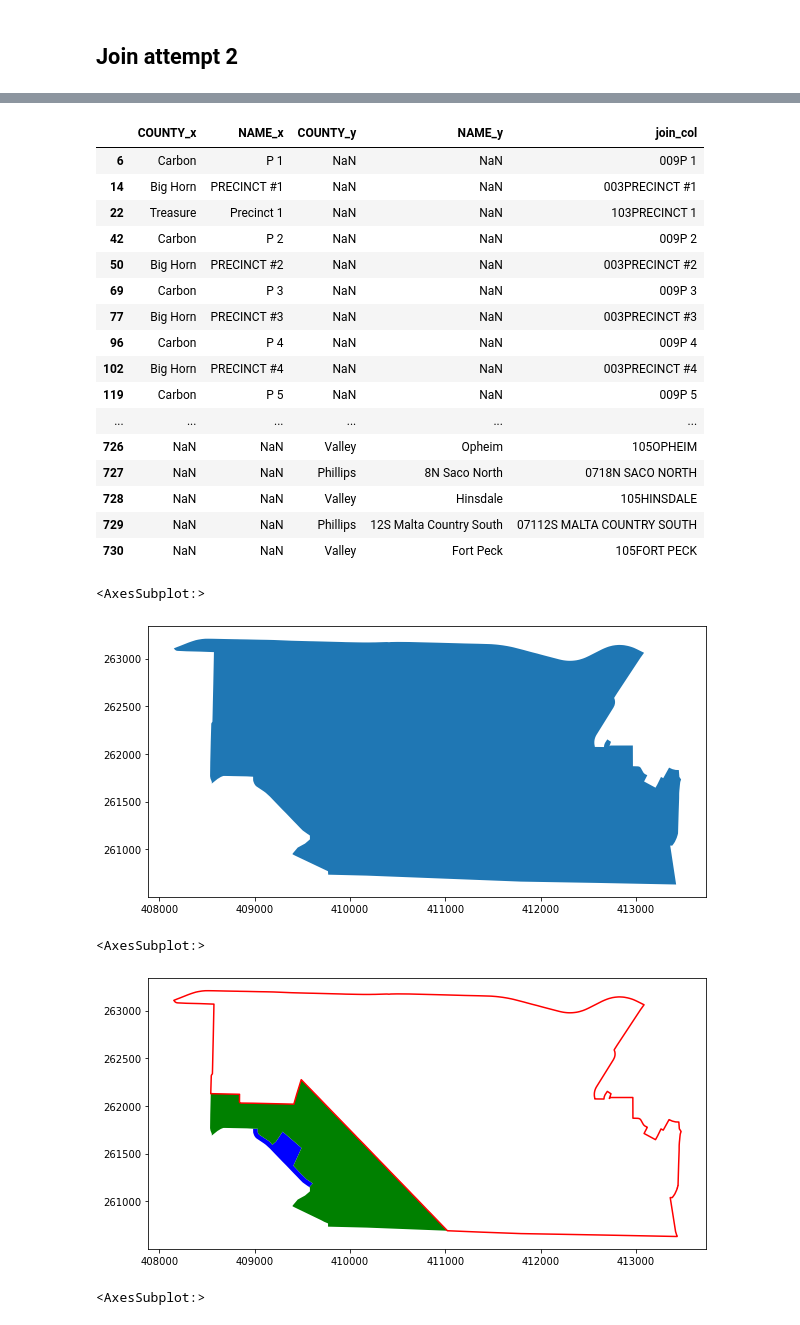
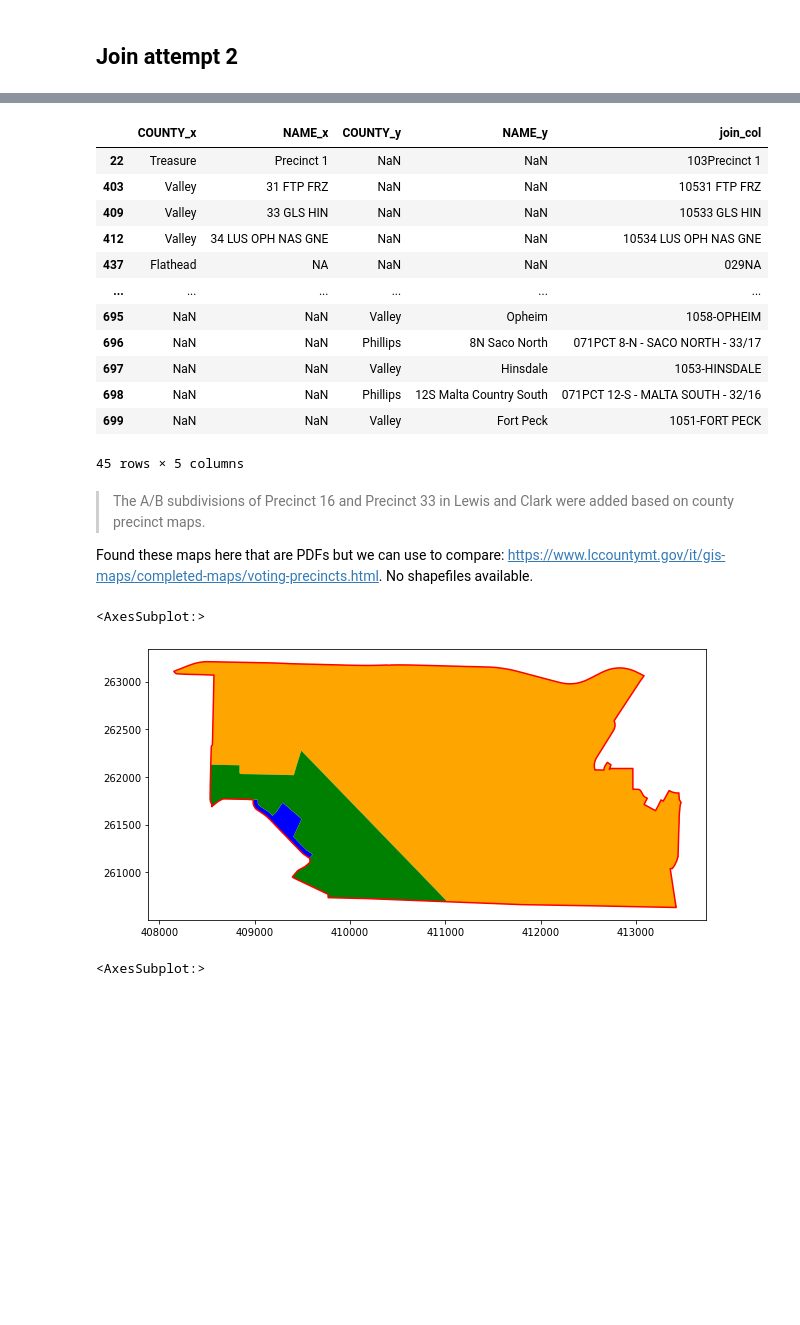
Before and after one commit to nonpartisan-redistricting-datahub/pdv-mt, a Jupyter notebook: vest-mt-2016/vest-mt-2016-validation.ipynb, the cells around one changed output, grey strips where cells are left out. Cells and saved outputs as stored; diff of their text form; code cells hidden in the pictures; blank space fills up the shorter version.

```diff
--- a/vest-mt-2016/vest-mt-2016-validation.ipynb
+++ b/vest-mt-2016/vest-mt-2016-validation.ipynb
@@ -229,7 +258,7 @@ pivoted_2016 = pivoted_2016[['STATEFP10', 'COUNTYFP10', 'NAME','G16PRERTRU',
        'G16AUDRROS', 'G16AUDDLAS', 'G16SPIRARN', 'G16SPIDROM',"join_col"]]
 
 #Create a join column in the VEST file
-vest_mt_16["join_col"]=vest_mt_16['COUNTYFP10']+vest_mt_16['NAME']
+vest_mt_16["join_col"]=vest_mt_16['COUNTYFP10']+vest_mt_16['SOSPRECINC']
 # %%
 pivoted_2016.shape
 # %% [output]
@@ -1017,7 +588,3 @@ Index(['NUMBER', 'NAME_x', 'HOUSE', 'SENATE', 'POLLINGPLA', 'COUNTY_x',
        'G16SOSRSTA', 'G16SOSDLIN', 'G16SOSLROO', 'G16AUDRROS', 'G16AUDDLAS',
        'G16SPIRARN', 'G16SPIDROM', 'geometry_y', '_merge'],
       dtype='object')
-# %%
-mt_shp["join_col"]=mt_shp["join_col"].str.upper()
-#Use the dictionary to change the names
-mt_shp["join_col"]=mt_shp["join_col"].map(source_vest_names_dict).fillna(mt_shp["join_col"])
@@ -1027,3 +609,17 @@ mt_shp["join_col"]=mt_shp["join_col"].map(dict2).fillna(mt_shp["join_col"])
+# %%
+dict2 = {'051#1 Precinct - West':'051#1 PRECINCT - WEST',
+         '059Precinct 5':'059PRECINCT 5',
+         '053CITY OF TROY': '053TROY COMBINED',
+         '057VIRGINIA CITY': '057VIRGINIA CITY - WARD 1',
+         '057ALDER': '057ALDER - WARD 2',
+         '013P22B.':'013P22B',
+         '057JEFF ISLAND':'057JEFFERSON ISLAND - WARD 1',
+         '057HARRISON':'057HARRISON - WARD 2',
+         '051#2 Precinct - North':'051#2 PRECINCT - NORTH',
+         '051#3 Precinct - South':'051#3 PRECINCT - SOUTH',
+         '051#4 Precinct - Joplin':'051#4 PRECINCT - JOPLIN',
+         '0899-Dixon-HD14':'0899-DIXON-HD14'}
+mt_shp["join_col"]=mt_shp["join_col"].map(dict2).fillna(mt_shp["join_col"])
 # %% [markdown]
 ## **Join attempt 2**
 # %%
@@ -1036,36 +632,32 @@ left_only      40
 Name: _merge, dtype: int64
 # %%
-pd.set_option('display.max_rows', None)
 join_attempt_shape2[join_attempt_shape2['_merge'] != 'both'][['COUNTY_x','NAME_x','COUNTY_y','NAME_y','join_col']]
 # %% [output]
 |  | COUNTY_x | NAME_x | COUNTY_y | NAME_y | join_col |
-| 6 | Carbon | P 1 | NaN | NaN | 009P 1 |
-| 14 | Big Horn | PRECINCT #1 | NaN | NaN | 003PRECINCT #1 |
-| 22 | Treasure | Precinct 1 | NaN | NaN | 103PRECINCT 1 |
-| 42 | Carbon | P 2 | NaN | NaN | 009P 2 |
-| 50 | Big Horn | PRECINCT #2 | NaN | NaN | 003PRECINCT #2 |
-| 69 | Carbon | P 3 | NaN | NaN | 009P 3 |
-| 77 | Big Horn | PRECINCT #3 | NaN | NaN | 003PRECINCT #3 |
-| 96 | Carbon | P 4 | NaN | NaN | 009P 4 |
-| 102 | Big Horn | PRECINCT #4 | NaN | NaN | 003PRECINCT #4 |
-| 119 | Carbon | P 5 | NaN | NaN | 009P 5 |
+| 22 | Treasure | Precinct 1 | NaN | NaN | 103Precinct 1 |
+| 403 | Valley | 31 FTP FRZ | NaN | NaN | 10531 FTP FRZ |
+| 409 | Valley | 33 GLS HIN | NaN | NaN | 10533 GLS HIN |
+| 412 | Valley | 34 LUS OPH NAS GNE | NaN | NaN | 10534 LUS OPH NAS GNE |
+| 437 | Flathead | NA | NaN | NaN | 029NA |
 | ... | ... | ... | ... | ... | ... |
-| 726 | NaN | NaN | Valley | Opheim | 105OPHEIM |
-| 727 | NaN | NaN | Phillips | 8N Saco North | 0718N SACO NORTH |
-| 728 | NaN | NaN | Valley | Hinsdale | 105HINSDALE |
-| 729 | NaN | NaN | Phillips | 12S Malta Country South | 07112S MALTA COUNTRY SOUTH |
-| 730 | NaN | NaN | Valley | Fort Peck | 105FORT PECK |
+| 695 | NaN | NaN | Valley | Opheim | 1058-OPHEIM |
+| 696 | NaN | NaN | Phillips | 8N Saco North | 071PCT 8-N - SACO NORTH - 33/17 |
+| 697 | NaN | NaN | Valley | Hinsdale | 1053-HINSDALE |
+| 698 | NaN | NaN | Phillips | 12S Malta Country South | 071PCT 12-S - MALTA SOUTH - 32/16 |
+| 699 | NaN | NaN | Valley | Fort Peck | 1051-FORT PECK |
+45 rows × 5 columns
-# %%
-mt_shp[mt_shp['join_col'] =='04916'].plot(figsize=(10,10))
-# %% [output]
-<AxesSubplot:>
-[figure, removed]
+# %% [markdown]
+> The A/B subdivisions of Precinct 16 and Precinct 33 in Lewis and Clark were added based on county precinct maps.
+
+Found these maps here that are PDFs but we can use to compare:
+https://www.lccountymt.gov/it/gis-maps/completed-maps/voting-precincts.html. No shapefiles available.
 # %%
-ax = vest_mt_16[vest_mt_16['join_col'] == '04916'].boundary.plot(color='red',figsize=(10,10))
-vest_mt_16[vest_mt_16['join_col'] == '04916A'].plot(ax=ax, color='blue')
-vest_mt_16[vest_mt_16['join_col'] == '04916B'].plot(ax=ax, color='green')
+ax = mt_shp[mt_shp['join_col'] =='049PCT 16'].boundary.plot(color="red",figsize=(10,10))
+vest_mt_16[vest_mt_16['join_col'] == '049PCT 16'].plot(ax = ax, color='orange')
+vest_mt_16[vest_mt_16['join_col'] == '049PCT 16A'].plot(ax=ax, color='blue')
+vest_mt_16[vest_mt_16['join_col'] == '049PCT 16B'].plot(ax=ax, color='green')
 # %% [output]
 <AxesSubplot:>
-[figure, old version]
+[figure, new version]
 # %%
 #Merge precinct 16A, and 16B into 16
```
Also changed, not shown: parts of 72 cells of this notebook.
